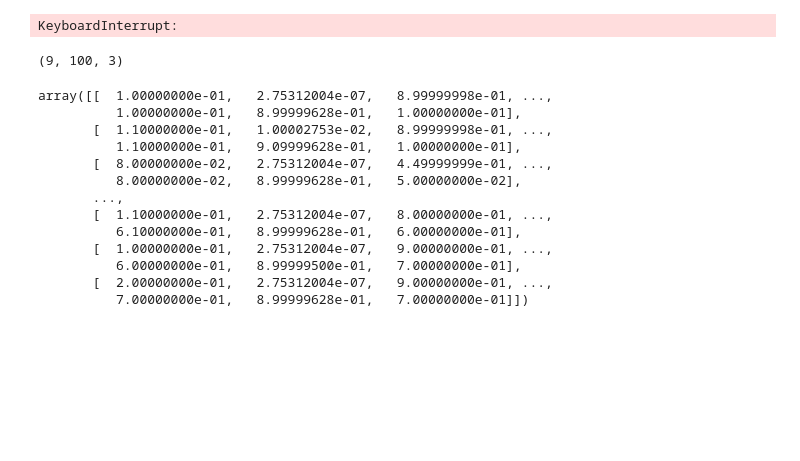
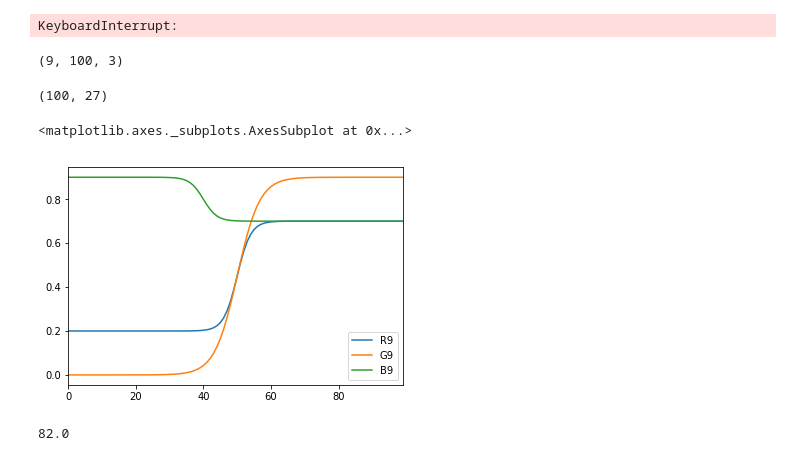
Before and after one commit to edmundlth/advanced_business_analytics_materials, a Jupyter notebook: animation_gesalt_principle_data.ipynb, the cells around one changed output. Drawn from its saved outputs; the diff is of its cells as text; code cells hidden in the pictures; blank space fills up the shorter version.

```diff
--- a/animation_gesalt_principle_data.ipynb
+++ b/animation_gesalt_principle_data.ipynb
@@ -241,19 +347,16 @@ KeyboardInterrupt:
 x = all_curves.copy()
 # %%
 print(x.shape)
-x.reshape(9, 300)
+y = x.transpose((2, 1, 0)).reshape(27, 100).transpose()
+y.shape
 # %% [output]
 (9, 100, 3)
-array([[  1.00000000e-01,   2.75312004e-07,   8.99999998e-01, ...,
-          1.00000000e-01,   8.99999628e-01,   1.00000000e-01],
-       [  1.10000000e-01,   1.00002753e-02,   8.99999998e-01, ...,
-          1.10000000e-01,   9.09999628e-01,   1.00000000e-01],
-       [  8.00000000e-02,   2.75312004e-07,   4.49999999e-01, ...,
-          8.00000000e-02,   8.99999628e-01,   5.00000000e-02],
-       ...,
-       [  1.10000000e-01,   2.75312004e-07,   8.00000000e-01, ...,
-          6.10000000e-01,   8.99999628e-01,   6.00000000e-01],
-       [  1.00000000e-01,   2.75312004e-07,   9.00000000e-01, ...,
-          6.00000000e-01,   8.99999500e-01,   7.00000000e-01],
-       [  2.00000000e-01,   2.75312004e-07,   9.00000000e-01, ...,
-          7.00000000e-01,   8.99999628e-01,   7.00000000e-01]])
+(100, 27)
+# %%
+y = x.transpose((0, 2, 1)).reshape(27, 100).transpose()
+# %%
+df = pd.DataFrame(y, columns=['%s%i' % (rgb, num) for num in range(1, 10) for rgb in "RGB"])
+df.loc[:, ["R9", "G9", "B9"]].plot()
+# %% [output]
+<matplotlib.axes._subplots.AxesSubplot at 0x...>
+[figure, added]
@@ -259,0 +408,4 @@ array([[  1.00000000e-01,   2.75312004e-07,   8.99999998e-01, ...,
+# %%
+(81 + 82 + 73 + 92) / 4
+# %% [output]
+82.0
```
Also changed, not shown: parts of 29 cells of this notebook, 1 other file.
